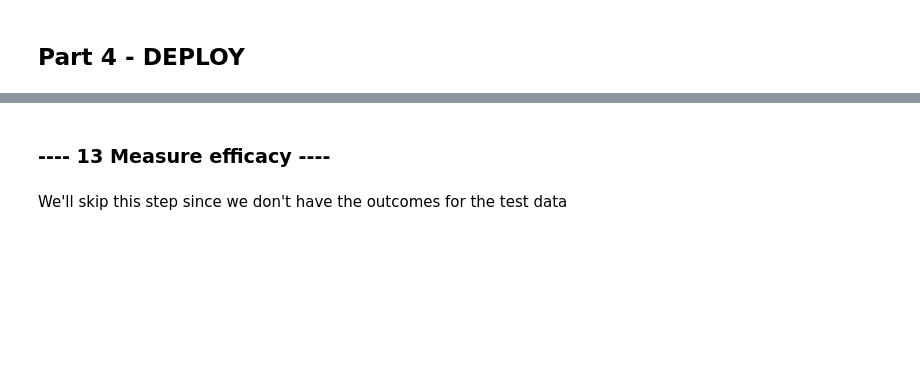
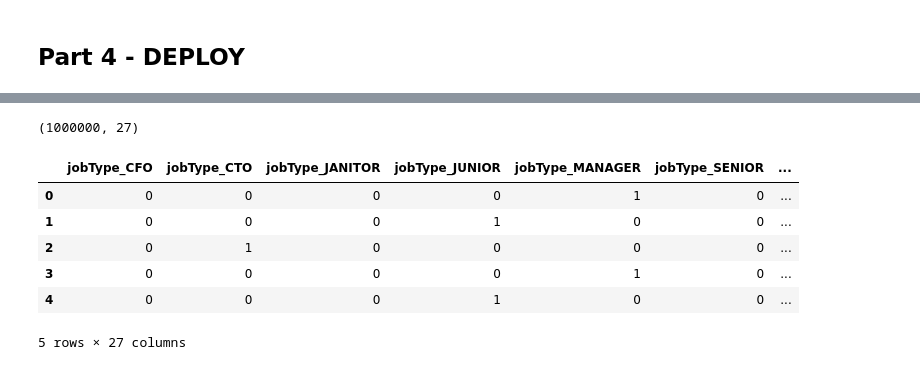
Before and after one commit to rahulvashisth3/salarypredictionportfolio, a Jupyter notebook: Salary Prediction Notebook.ipynb, the cells around one changed output, grey strips where cells are left out. Drawn from its saved outputs; the diff is of its cells as text; code cells hidden in the pictures; blank space fills up the shorter version.

```diff
--- a/Salary Prediction Notebook.ipynb
+++ b/Salary Prediction Notebook.ipynb
@@ -492,4 +613,28 @@ You will cycle through creating features, tuning models, and training/validing m
-# %% [markdown]
-### ---- 13 Measure efficacy ----
-# %% [markdown]
-We'll skip this step since we don't have the outcomes for the test data
+# %%
+test_f = test_features.copy()
+# %%
+#Preparing the data for analysis, creating dummies for categorial variable and scaling nnumeric varibales
+num_test = ['yearsExperience', 'milesFromMetropolis']
+cat_test = ['jobType','degree', 'major','industry']
+
+mms1 = MinMaxScaler()
+cat_df = pd.get_dummies(test_f[cat_test], drop_first=True)
+num_df = pd.DataFrame(mms1.fit_transform(test_f[num_test]))
+
+test_final = pd.concat([cat_df,num_df], axis=1)
+test_final.shape
+# %% [output]
+(1000000, 27)
+# %%
+#Rename columns after scaling
+test_final= test_final.rename(columns={0:'milesFromMetropolis',1:'yearsExperience'})
+# %%
+test_final.head(5)
+# %% [output]
+|  | jobType_CFO | jobType_CTO | jobType_JANITOR | jobType_JUNIOR | jobType_MANAGER | jobType_SENIOR | ... |
+| 0 | 0 | 0 | 0 | 0 | 1 | 0 | ... |
+| 1 | 0 | 0 | 0 | 1 | 0 | 0 | ... |
+| 2 | 0 | 1 | 0 | 0 | 0 | 0 | ... |
+| 3 | 0 | 0 | 0 | 0 | 1 | 0 | ... |
+| 4 | 0 | 0 | 0 | 1 | 0 | 0 | ... |
+5 rows × 27 columns
```
Also changed, not shown: parts of 55 cells of this notebook.
